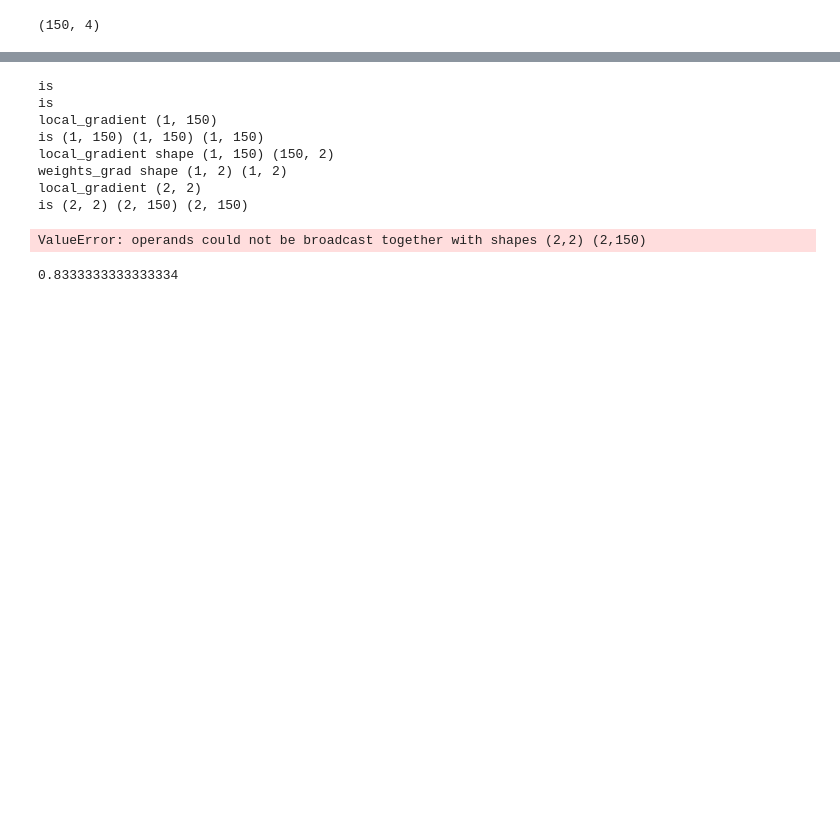
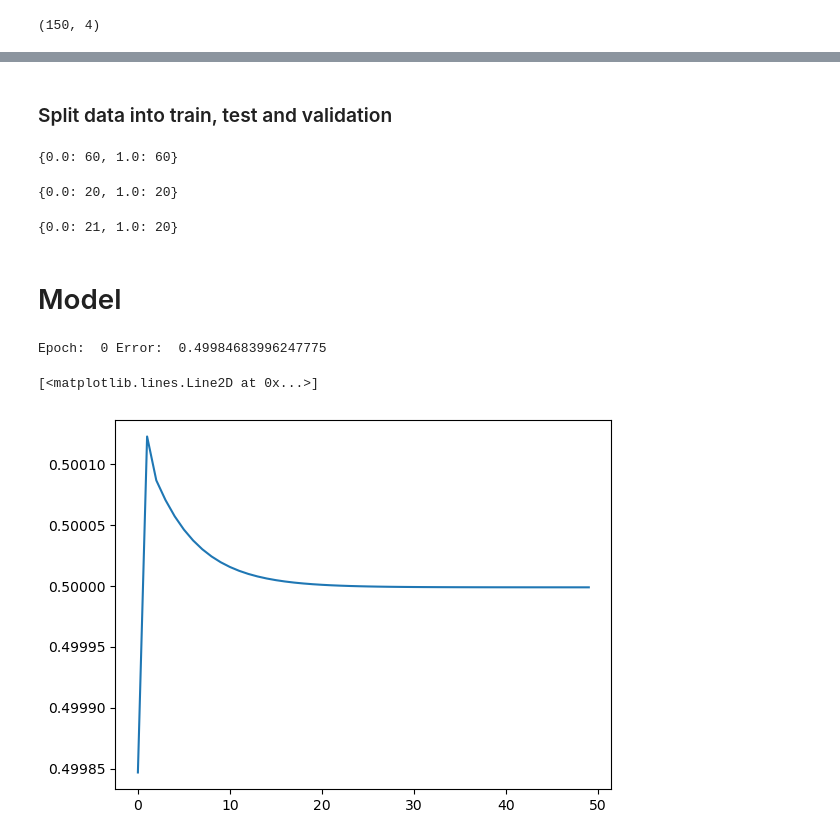
Before and after one commit to IsitaRex/Supervising-My-Musical-Taste, a Jupyter notebook: Multilayer Perceptron/neural_networks_musical_taste.ipynb, the cells around one changed output, grey strips where cells are left out. Cells and saved outputs as stored; diff of their text form; code cells hidden in the pictures; blank space fills up the shorter version.

```diff
--- a/Multilayer Perceptron/neural_networks_musical_taste.ipynb
+++ b/Multilayer Perceptron/neural_networks_musical_taste.ipynb
@@ -149,3 +80,9 @@ y_iris = iris.target
 X_iris.shape
 # %% [output]
 (150, 4)
+# %%
+# Read musical features
+infile = open('dataset_features.pckl','rb')
+features = pickle.load(infile)
+infile.close()
+features.shape
@@ -151,0 +91,15 @@ X_iris.shape
+# %%
+# Create dataframe with features
+names = get_names()
+names.append("Label")
+df = pd.DataFrame(features, columns = names)
+list_cols = []
+for coll in df.columns:
+  col = str(coll)
+  if(col.find("pitch") > 0 and (col.find("min") > 0 or col.find("max") > 0)):
+    continue
+  if(col in ["tempogram_min", "tempogram_max"]):
+    continue
+  list_cols.append(col)
+df_songs = df[list_cols]
+df_songs.head()
@@ -152,21 +114,39 @@ X_iris.shape
+# %%
+# Extract timbre features and labels
+list_cols = []
+for coll in df.columns:
+  col = str(coll)
+  if(col.find("mfcc") > 0 ):
+    list_cols.append(col)
+X_songs = df[list_cols].to_numpy()
+y_songs = df['Label'].values.reshape(-1,1)
+# %% [markdown]
+### Split data into train, test and validation
+# %%
+X_train, y_train, X_aux, y_aux =  get_train_test(size = 0.6 , X = X_songs, y = y_songs)
+unique, counts = np.unique(y_train, return_counts=True)
+dict(zip(unique, counts))
+# %% [output]
+{0.0: 60, 1.0: 60}
+# %%
+X_test, y_test, X_val, y_val =  get_train_test(size = 0.5 , X = X_aux, y = y_aux)
+# Count different values in the labels
+unique, counts = np.unique(y_test, return_counts=True)
+dict(zip(unique, counts))
+# %% [output]
+{0.0: 20, 1.0: 20}
+# %%
+unique, counts = np.unique(y_val, return_counts=True)
+dict(zip(unique, counts))
+# %% [output]
+{0.0: 21, 1.0: 20}
+# %% [markdown]
+# Model
 # %%
-model = MLP(layers = [Layer(4, 2, activation = 'Sigmoid'),Layer(2, 1, activation = 'Sigmoid')], learning_rate = 0.1)
-model.train(X_iris.T, y_iris.T, epochs = 1000)
-grads = model.get_gradients()
-print(len(grads))
+model = MLP(layers = [Layer(80, 1, activation = 'Sigmoid'),Layer(1, 1, activation = 'Sigmoid'),Layer(1, 1, activation = 'Sigmoid')], learning_rate = 0.1)
+model.train(X_train.T, y_train.T, epochs = 50)
+plt.plot(model.errors)
 # %% [output]
-is
-is
-local_gradient (1, 150)
-is (1, 150) (1, 150) (1, 150)
-local_gradient shape (1, 150) (150, 2)
-weights_grad shape (1, 2) (1, 2)
-local_gradient (2, 2)
-is (2, 2) (2, 150) (2, 150)
+Epoch:  0 Error:  0.49984683996247775
-ValueError: operands could not be broadcast together with shapes (2,2) (2,150)
+[<matplotlib.lines.Line2D at 0x...>]
+[figure, added]
-# %%
-predictions = model.predict(X_iris.T)
-error = np.mean(np.abs(predictions-y_iris.T))
-error
-# %% [output]
-0.8333333333333334
```
Also changed, not shown: parts of 22 cells of this notebook, 3 other files.
